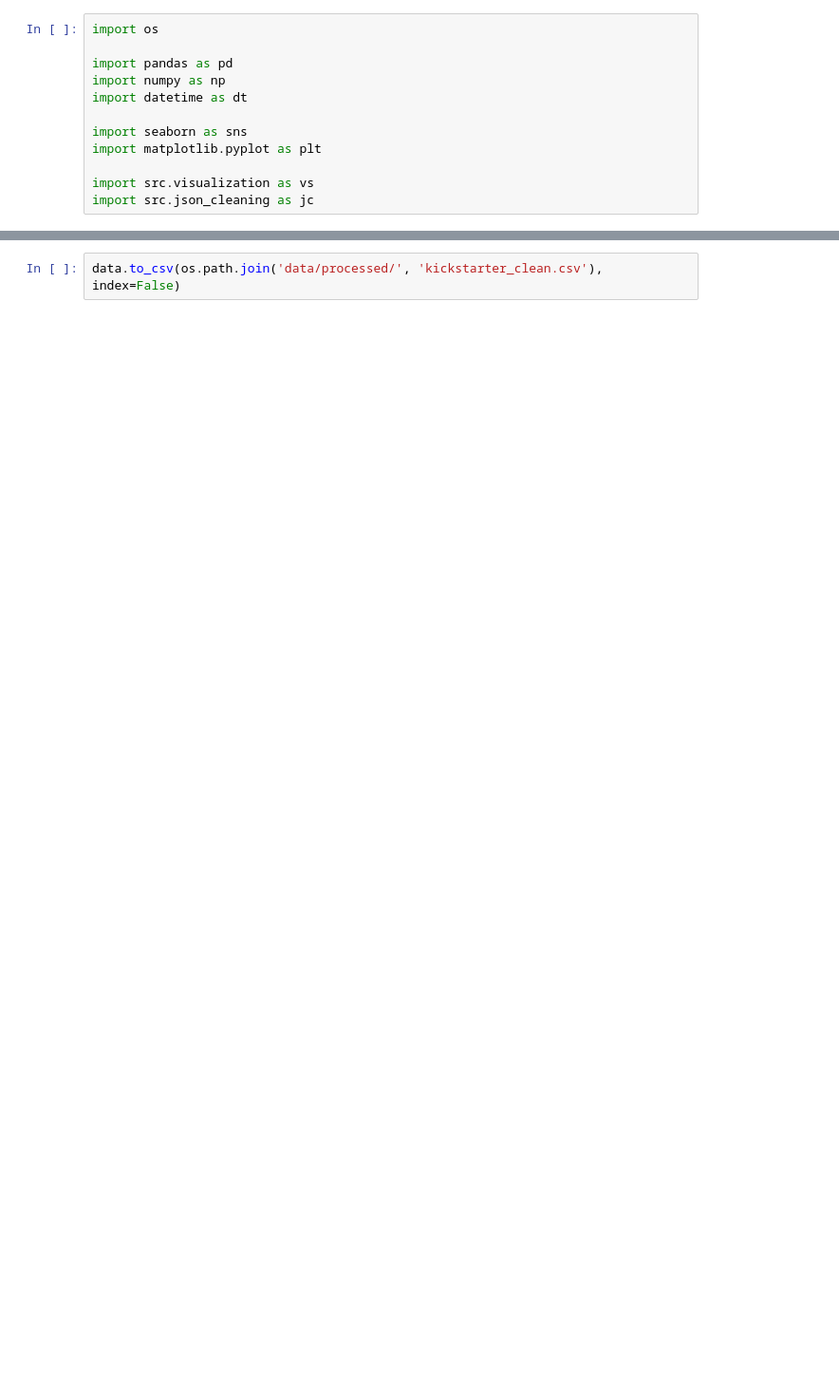
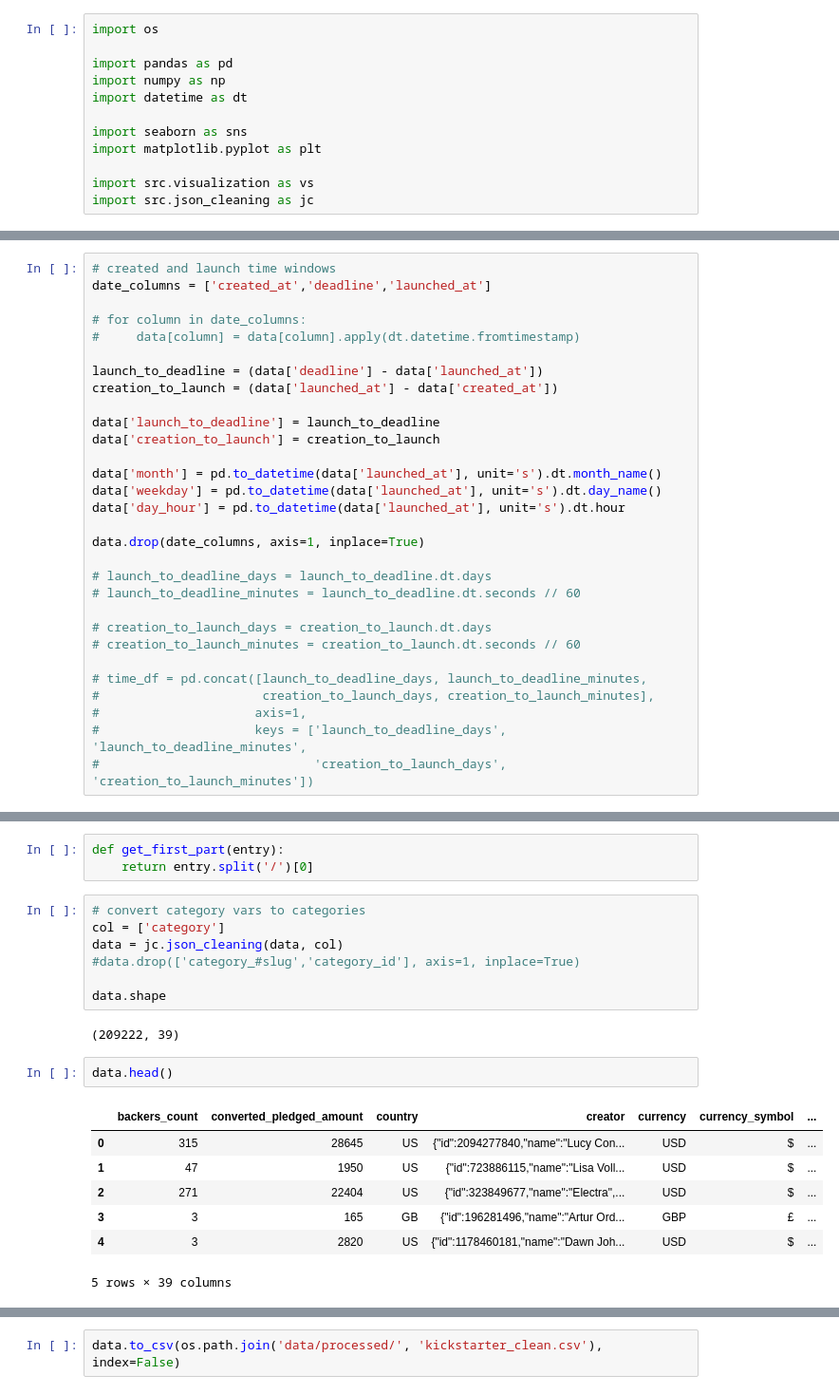
Before and after one commit to joshuadbeil/kickstarter_challenge, a Jupyter notebook: 03-cleaning.ipynb, the cells around one changed output, grey strips where cells are left out. Shown: that part at 95% size. Cells and saved outputs as stored; diff of their text form; blank space fills up the shorter version.

```diff
--- a/03-cleaning.ipynb
+++ b/03-cleaning.ipynb
@@ -14,0 +44,30 @@ data = pd.read_csv('data/raw/kickstarter.csv')
+# %%
+# created and launch time windows
+date_columns = ['created_at','deadline','launched_at']
+
+# for column in date_columns:
+#     data[column] = data[column].apply(dt.datetime.fromtimestamp)
+
+launch_to_deadline = (data['deadline'] - data['launched_at'])
+creation_to_launch = (data['launched_at'] - data['created_at'])
+
+data['launch_to_deadline'] = launch_to_deadline
+data['creation_to_launch'] = creation_to_launch
+
+data['month'] = pd.to_datetime(data['launched_at'], unit='s').dt.month_name()
+data['weekday'] = pd.to_datetime(data['launched_at'], unit='s').dt.day_name()
+data['day_hour'] = pd.to_datetime(data['launched_at'], unit='s').dt.hour
+
+data.drop(date_columns, axis=1, inplace=True)
+
+# launch_to_deadline_days = launch_to_deadline.dt.days
+# launch_to_deadline_minutes = launch_to_deadline.dt.seconds // 60
+
+# creation_to_launch_days = creation_to_launch.dt.days
+# creation_to_launch_minutes = creation_to_launch.dt.seconds // 60
+
+# time_df = pd.concat([launch_to_deadline_days, launch_to_deadline_minutes,
+#                      creation_to_launch_days, creation_to_launch_minutes],
+#                     axis=1,
+#                     keys = ['launch_to_deadline_days', 'launch_to_deadline_minutes',
+#                             'creation_to_launch_days', 'creation_to_launch_minutes'])
@@ -14,0 +87,22 @@ data = pd.read_csv('data/raw/kickstarter.csv')
+# %%
+def get_first_part(entry):
+    return entry.split('/')[0]
+# %%
+# convert category vars to categories
+col = ['category']
+data = jc.json_cleaning(data, col)
+#data.drop(['category_#slug','category_id'], axis=1, inplace=True)
+
+data.shape
+# %% [output]
+(209222, 39)
+# %%
+data.head()
+# %% [output]
+|  | backers_count | converted_pledged_amount | country | creator | currency | currency_symbol | ... |
+| 0 | 315 | 28645 | US | {"id":2094277840,"name":"Lucy Con... | USD | $ | ... |
+| 1 | 47 | 1950 | US | {"id":723886115,"name":"Lisa Voll... | USD | $ | ... |
+| 2 | 271 | 22404 | US | {"id":323849677,"name":"Electra",... | USD | $ | ... |
+| 3 | 3 | 165 | GB | {"id":196281496,"name":"Artur Ord... | GBP | £ | ... |
+| 4 | 3 | 2820 | US | {"id":1178460181,"name":"Dawn Joh... | USD | $ | ... |
+5 rows × 39 columns
```
Also changed, not shown: parts of 17 cells of this notebook, 1 other file.
